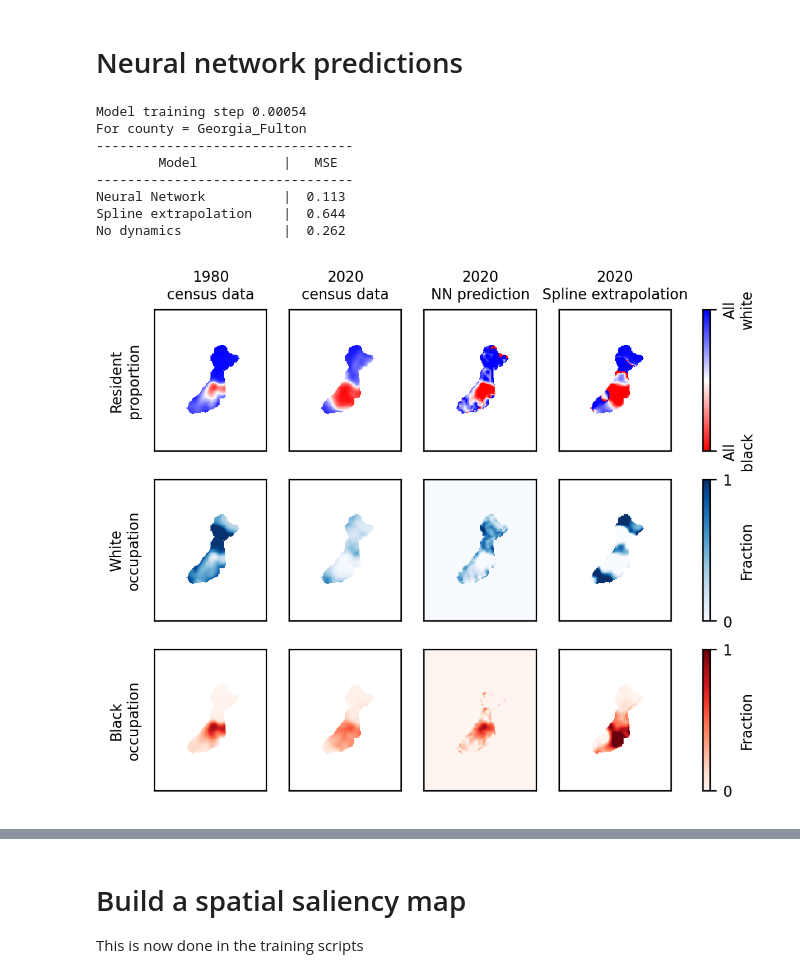
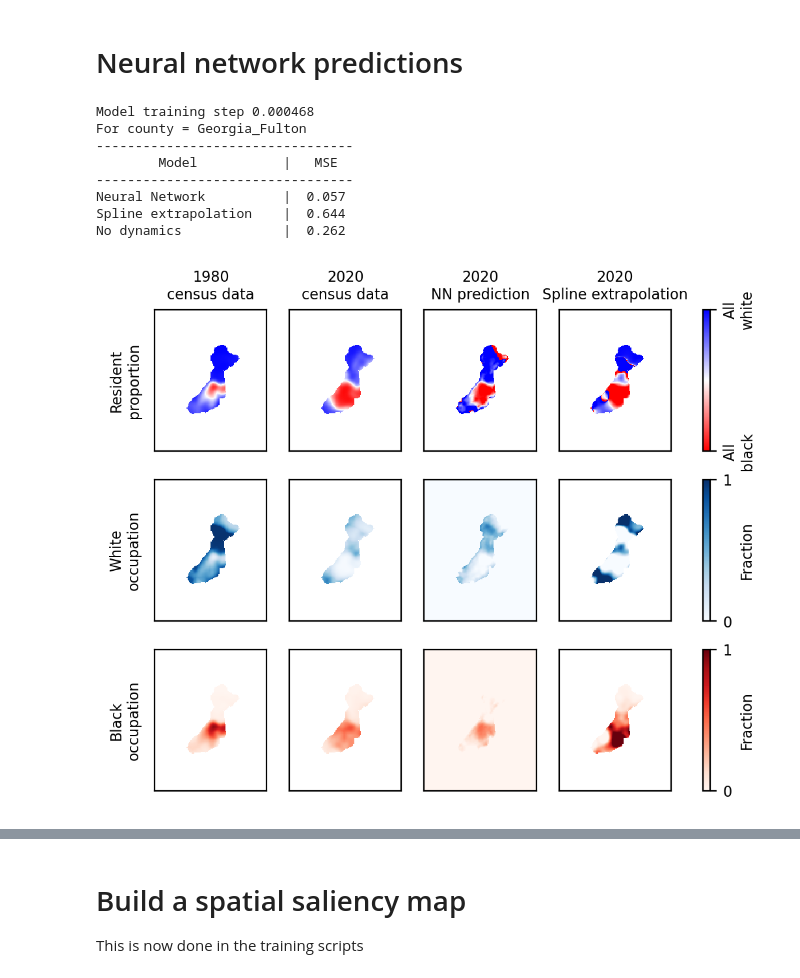
Before and after one commit to jcolen/sociohydro, a Jupyter notebook: decennial/DecennialPBNN.ipynb, the cells around one changed output, grey strips where cells are left out. Cells and saved outputs as stored; diff of their text form; code cells hidden in the pictures.

```diff
--- a/decennial/DecennialPBNN.ipynb
+++ b/decennial/DecennialPBNN.ipynb
@@ -271,21 +271,22 @@ def make_predictions_plot(model, county):
 # %%
 from census_pbnn import CensusPBNN
 
 info = torch.load('models/CensusPBNN_legacy.ckpt')
 model = CensusPBNN().to(device)
+model.eval()
 model.load_state_dict(info['state_dict'], strict=False)
 
 make_predictions_plot(model, 'Georgia_Fulton');
 # %% [output]
-Model training step 0.00054
+Model training step 0.000468
 For county = Georgia_Fulton
 ---------------------------------
         Model           |   MSE
 ---------------------------------
-Neural Network          |  0.113
+Neural Network          |  0.057
 Spline extrapolation    |  0.644
 No dynamics             |  0.262
-[figure, old version]
+[figure, new version]
 # %%
 from census_pbnn import CensusPBNN
 
```
Also changed, not shown: parts of 3 cells of this notebook, 13 other files.
